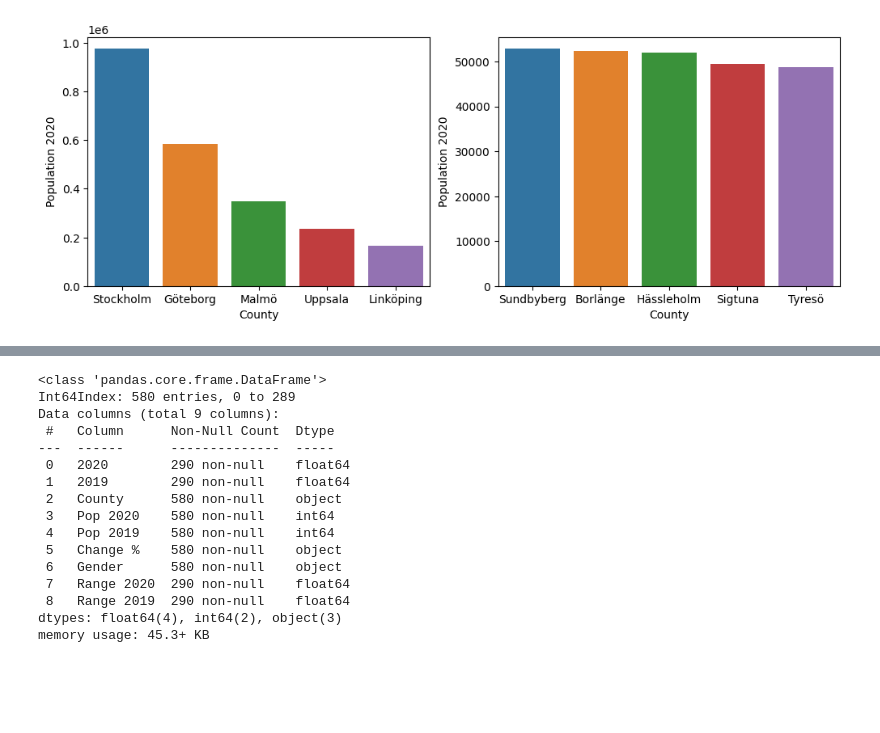
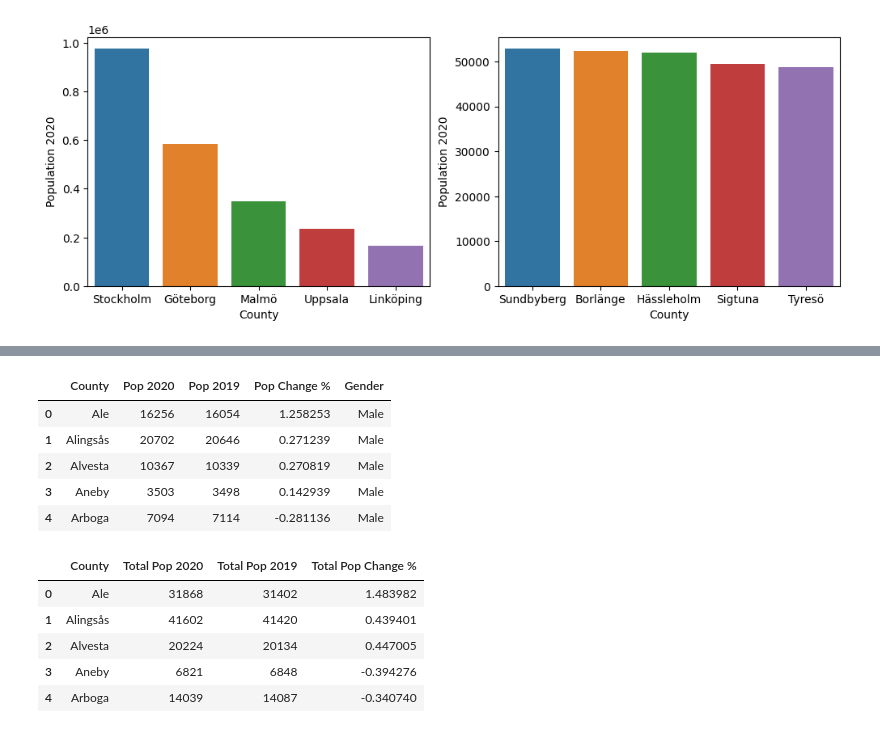
Before and after one commit to SCGlass/Data-Processing-Sam-Glass, a Jupyter notebook: Exercises/E00-Panda_fundamentals.ipynb, the cells around one changed output, grey strips where cells are left out. Cells and saved outputs as stored; diff of their text form; code cells hidden in the pictures; blank space fills up the shorter version.

```diff
--- a/Exercises/E00-Panda_fundamentals.ipynb
+++ b/Exercises/E00-Panda_fundamentals.ipynb
@@ -531,21 +531,13 @@ df_male_pop.head()
 | 4 | 169 | 168 | Arboga | 7094 | 7114 | -0.281136 | Male |
 # %%
 df_male_female_pop = pd.concat([df_male_pop,df_female_pop])
-df_male_female_pop.info()
+df_male_female_pop.drop(df_male_female_pop.columns[[0, 1]],axis=1, inplace=True)
+
+df_male_female_pop.head()
 # %% [output]
-<class 'pandas.core.frame.DataFrame'>
-Int64Index: 580 entries, 0 to 289
-Data columns (total 9 columns):
- #   Column      Non-Null Count  Dtype
----  ------      --------------  -----
- 0   2020        290 non-null    float64
- 1   2019        290 non-null    float64
- 2   County      580 non-null    object
- 3   Pop 2020    580 non-null    int64
- 4   Pop 2019    580 non-null    int64
- 5   Change %    580 non-null    object
- 6   Gender      580 non-null    object
- 7   Range 2020  290 non-null    float64
- 8   Range 2019  290 non-null    float64
-dtypes: float64(4), int64(2), object(3)
-memory usage: 45.3+ KB
+|  | County | Pop 2020 | Pop 2019 | Pop Change % | Gender |
+| 0 | Ale | 16256 | 16054 | 1.258253 | Male |
+| 1 | Alingsås | 20702 | 20646 | 0.271239 | Male |
+| 2 | Alvesta | 10367 | 10339 | 0.270819 | Male |
+| 3 | Aneby | 3503 | 3498 | 0.142939 | Male |
+| 4 | Arboga | 7094 | 7114 | -0.281136 | Male |
@@ -551,0 +558,9 @@ memory usage: 45.3+ KB
+# %%
+df_total_pop.head()
+# %% [output]
+|  | County | Total Pop 2020 | Total Pop 2019 | Total Pop Change % |
+| 0 | Ale | 31868 | 31402 | 1.483982 |
+| 1 | Alingsås | 41602 | 41420 | 0.439401 |
+| 2 | Alvesta | 20224 | 20134 | 0.447005 |
+| 3 | Aneby | 6821 | 6848 | -0.394276 |
+| 4 | Arboga | 14039 | 14087 | -0.340740 |
```
Also changed, not shown: parts of 4 cells of this notebook, 3 other files.
